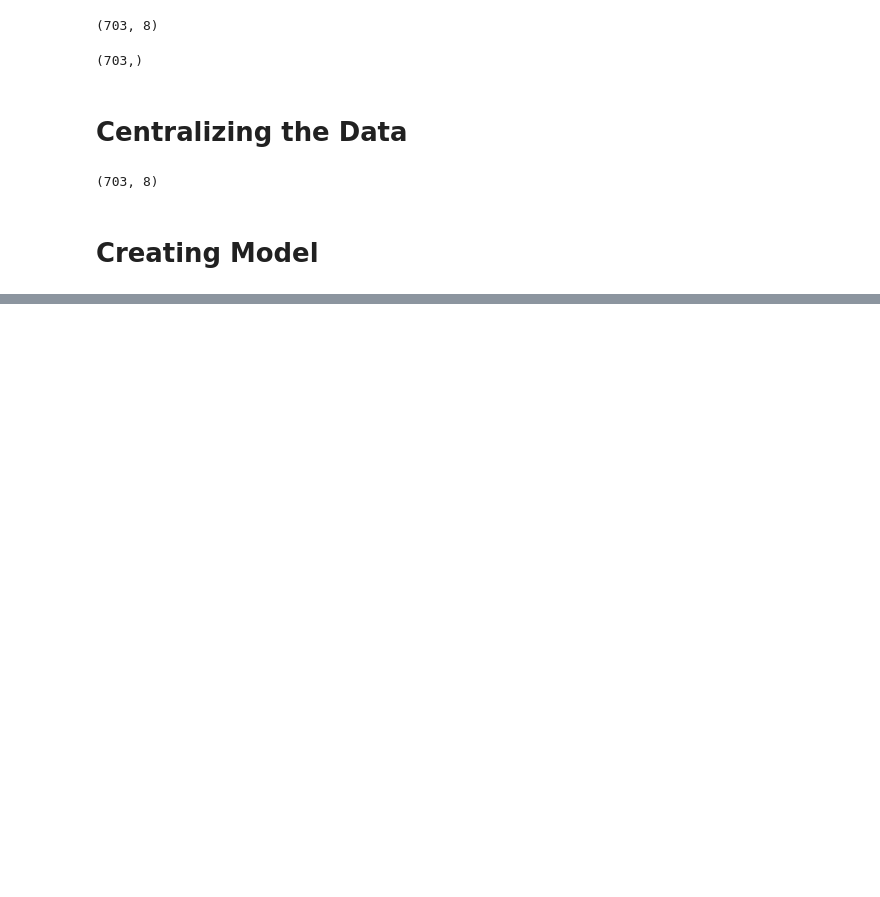
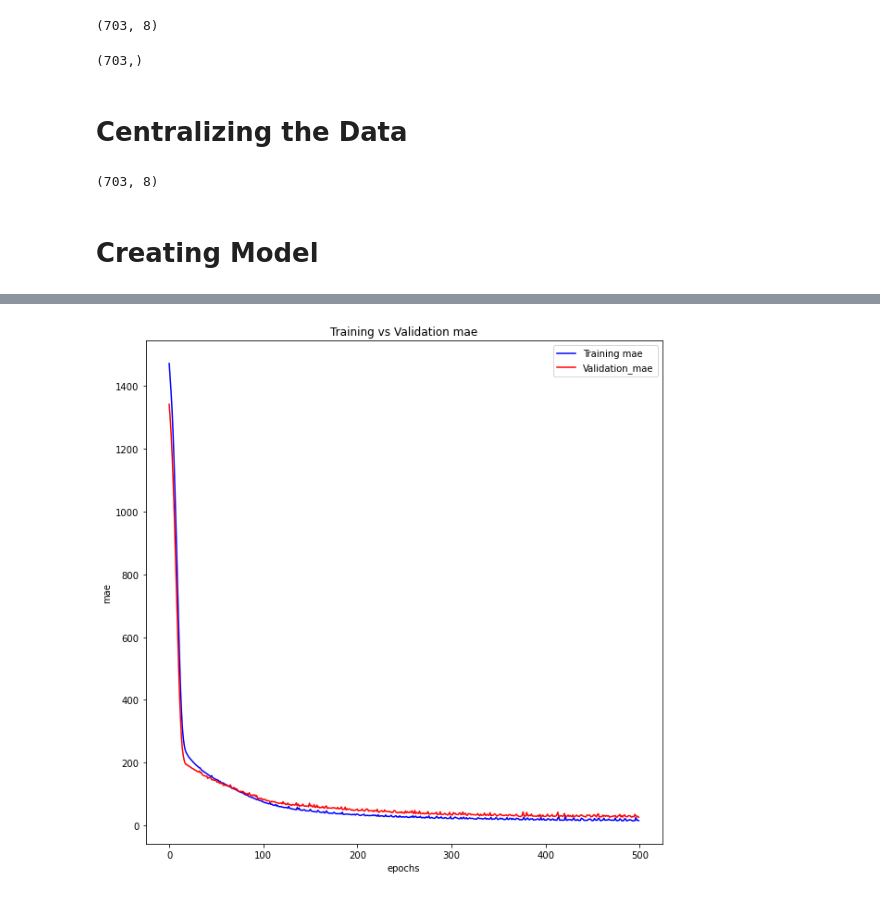
Before and after one commit to IkhlasAhmad1998/DeepLearning_Assignments, a Jupyter notebook: Concrete Strength Assignment.ipynb, the cells around one changed output, grey strips where cells are left out. Drawn from its saved outputs; the diff is of its cells as text; code cells hidden in the pictures; blank space fills up the shorter version.

```diff
--- a/Concrete Strength Assignment.ipynb
+++ b/Concrete Strength Assignment.ipynb
@@ -201,3 +221,18 @@ Epoch 500/500
+# %%
+t_mae = history.history['mae']
+v_mae = history.history['val_mae']
+
+epochs = range(500)
+fig = plt.figure(figsize=(10,10))
+plt.plot(epochs, t_loss, 'b', label='Training mae')
+plt.plot(epochs, v_loss, 'r', label='Validation_mae')
+plt.xlabel('epochs')
+plt.ylabel('mae')
+plt.title("Training vs Validation mae")
+plt.legend()
+plt.show()
+# %% [output]
+[figure, added]
 # %%
 model.evaluate(test_data, test_labels)
 # %% [output]
```
Also changed, not shown: parts of 4 cells of this notebook.
